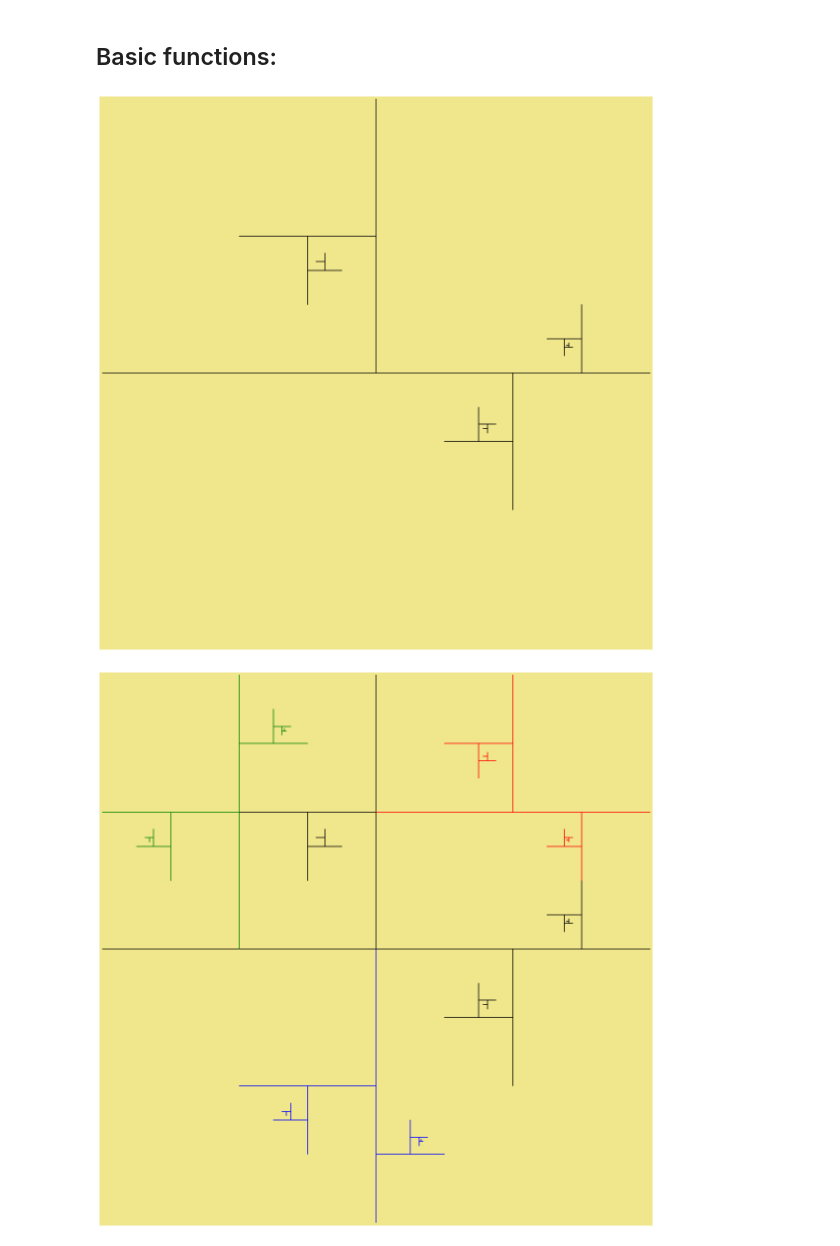
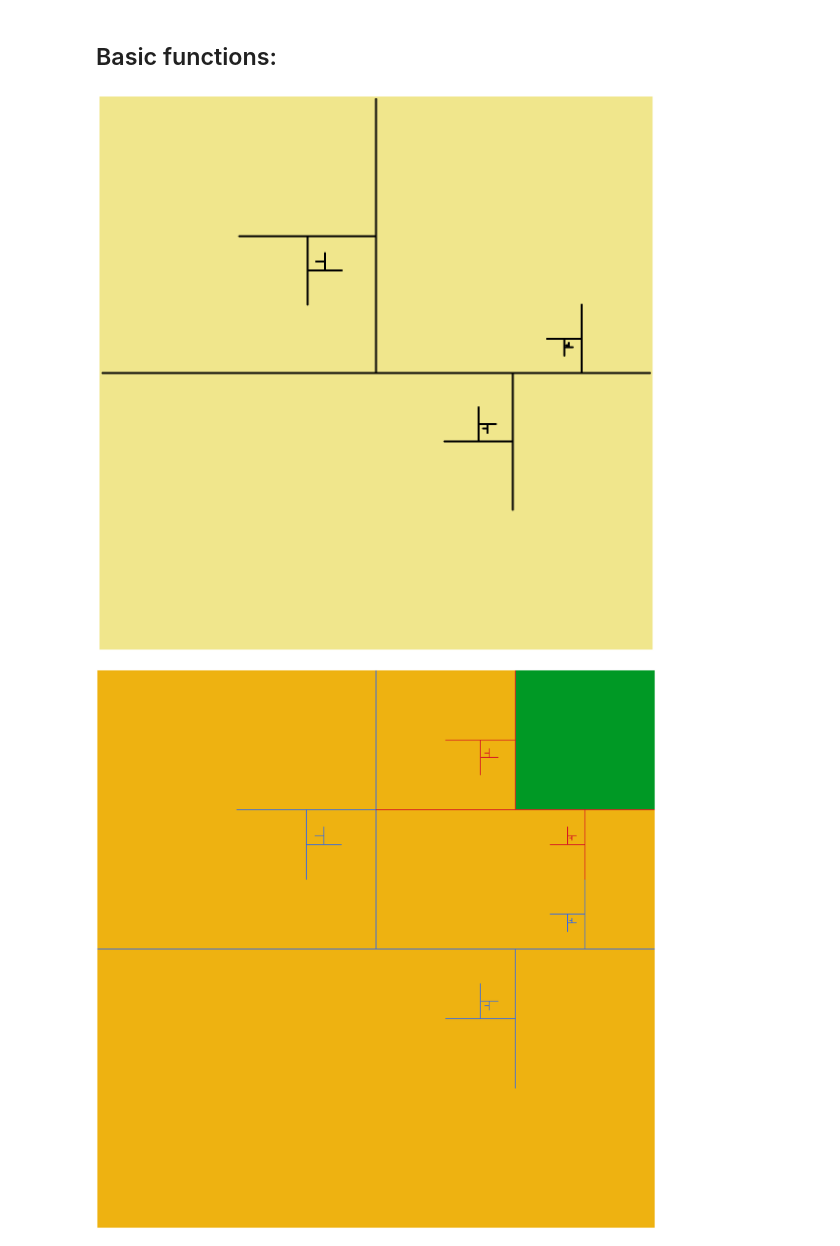
Before and after one commit to amirhamini/Geometry, a Jupyter notebook: divide_and_rotate.ipynb, the cells around one changed output. Cells and saved outputs as stored; diff of their text form; code cells hidden in the pictures.

Commit message:
produced in mete colors

```diff
--- a/divide_and_rotate.ipynb
+++ b/divide_and_rotate.ipynb
@@ -19,10 +20,10 @@ sns.set_palette('cubehelix')
 ## Basic functions:
 # %%
 # point is defined as [x, y]
-def plot_point(p, ax, color='k', marker='o', markersize=8, lw=1.5):
+def plot_point(p, ax, color='k', marker='o', markersize=8, lw=4):
     ax.plot(p[0], p[1], marker=marker, markersize=markersize, color=color)
 
-def plot_line_bw_two_points(p_1, p_2, ax, color='k', lw=1.5, linestyle='-'):
+def plot_line_bw_two_points(p_1, p_2, ax, color='k', lw=4, linestyle='-'):
     ax.plot([p_1[0], p_2[0]], [p_1[1], p_2[1]], lw=lw, color=color, linestyle=linestyle)
 
 def mid_point(p_1, p_2):
@@ -114,7 +115,7 @@ ax01.grid('on')
 # ax01.legend(loc='lower center', bbox_to_anchor=(0.2,0.7), borderpad=0.1, fontsize=30,fancybox=True, title='')
 plt.show()
 # %% [output]
-[figure, old version]
+[figure, new version]
 # %%
 def plot_mid_orthogonal_rotate(p_init_1, p_init_2, ax, color='k', numBranch=4 ,theta=np.pi/2):
     p_1 = p_init_1; p_2 = p_init_2;
@@ -137,44 +138,51 @@ def plot_mid_orthogonal_rotate(p_init_1, p_init_2, ax, color='k', numBranch=4 ,t
             #
             p_2 = p_4
             p_1 = p_3
 
         p_init_1 = mid_point(p_init_1, p_init_2);
         theta = -theta
 
 #
-fig01 = plt.figure(1, figsize=(20, 20), dpi=90)
+fig01 = plt.figure(1, figsize=(50, 50), dpi=90)
 ax01 = fig01.add_subplot(1,1,1)
 #
 
 x_1 = -10; y_1 = 0; x_2 = 10; y_2 = 0;
 p_init_1 = [x_1, y_1]; p_init_2 = [x_2, y_2];
-plot_mid_orthogonal_rotate(p_init_1, p_init_2, ax01)
+plot_mid_orthogonal_rotate(p_init_1, p_init_2, ax01, color='#3369E8')
 #
 x_1 = 0; y_1 = 5; x_2 = 10; y_2 = 5;
 p_init_1 = [x_1, y_1]; p_init_2 = [x_2, y_2];
-plot_mid_orthogonal_rotate(p_init_1, p_init_2, ax01, color='r', numBranch=3)
+plot_mid_orthogonal_rotate(p_init_1, p_init_2, ax01, color='#D50F25', numBranch=3)
 #
 #
-x_1 = 0; y_1 = 0; x_2 = 0; y_2 = -10;
-p_init_1 = [x_1, y_1]; p_init_2 = [x_2, y_2];
-plot_mid_orthogonal_rotate(p_init_1, p_init_2, ax01, color='b', numBranch=3)
+# x_1 = 0; y_1 = 0; x_2 = 0; y_2 = -10;
+# p_init_1 = [x_1, y_1]; p_init_2 = [x_2, y_2];
+# plot_mid_orthogonal_rotate(p_init_1, p_init_2, ax01, color='b', numBranch=3)
 #
-x_1 = -5; y_1 = 0; x_2 = -5; y_2 = 10;
-p_init_1 = [x_1, y_1]; p_init_2 = [x_2, y_2];
-plot_mid_orthogonal_rotate(p_init_1, p_init_2, ax01, color='g', numBranch=3)
 
-ax01.set_xlim([-10-.1,10+.1])
-ax01.set_ylim([-10-.1,10+.1])
+#3369E8
+ax01.add_patch(
+    patches.Rectangle(
+        (5.01, 5.01),   # (x,y)
+        5,          # width
+        5,          # height
+        color ='#009925'
+    )
+)
+ax01.set_xlim([-10,10])
+ax01.set_ylim([-10,10])
 ax01.get_xaxis().set_visible(False)
 ax01.get_yaxis().set_visible(False)
-ax01.set_axis_bgcolor('khaki')
+ax01.set_axis_bgcolor('#EEB211')
 # major_ticks_x = [1345, 1355, 1365, 1370, 1375, 1385]
 # ax01.set_xticks(major_ticks_x)
 # ax01.set_title('Literate/Illiterate/Total Population over Time', fontsize=40, y=1.02)
 # ax01.set_xlabel('Year', fontsize=40)
 # ax01.set_ylabel('1M persons', fontsize=40)
 ax01.grid('on')
+plt.savefig('mete.png', bbox_inches='tight')
 # ax01.legend(loc='lower center', bbox_to_anchor=(0.2,0.7), borderpad=0.1, fontsize=30,fancybox=True, title='')
-plt.show()
+# plt.show()
 # %% [output]
-[figure, old version]
+[figure, new version]
```
Also changed, not shown: parts of 1 cell of this notebook.
